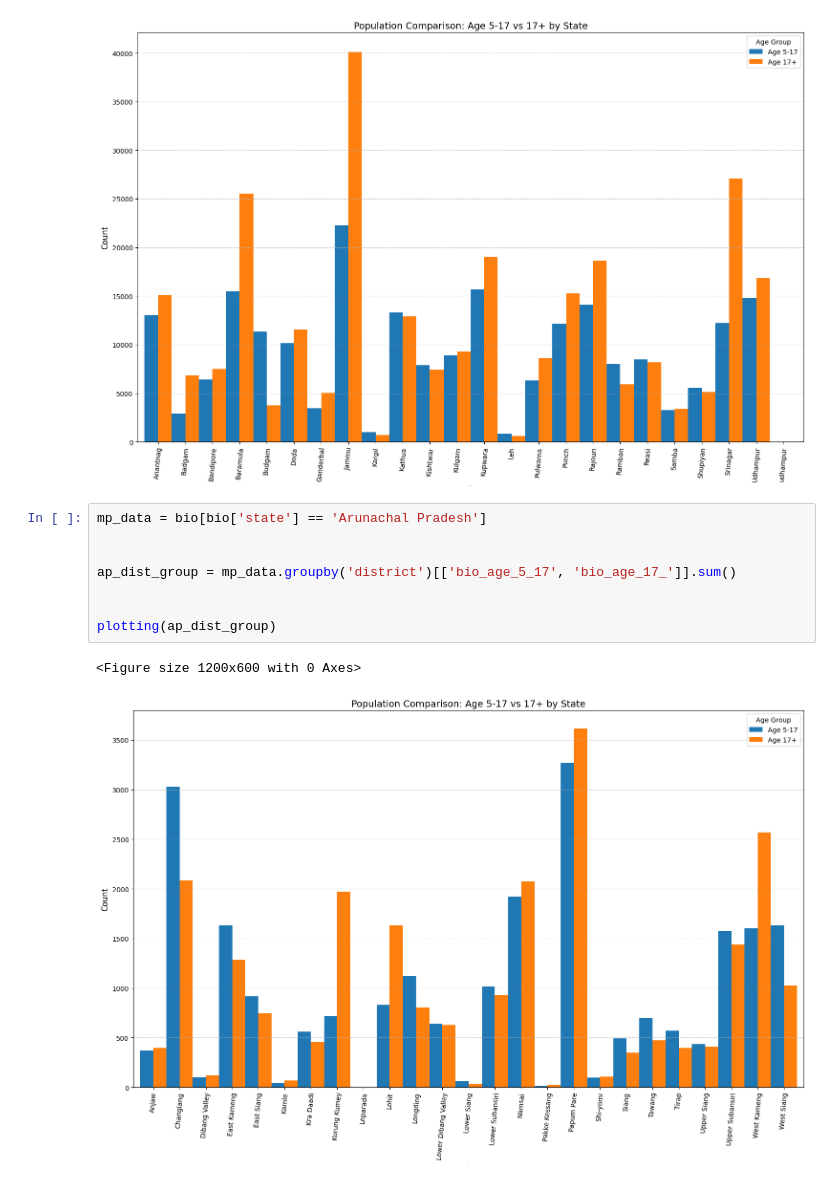
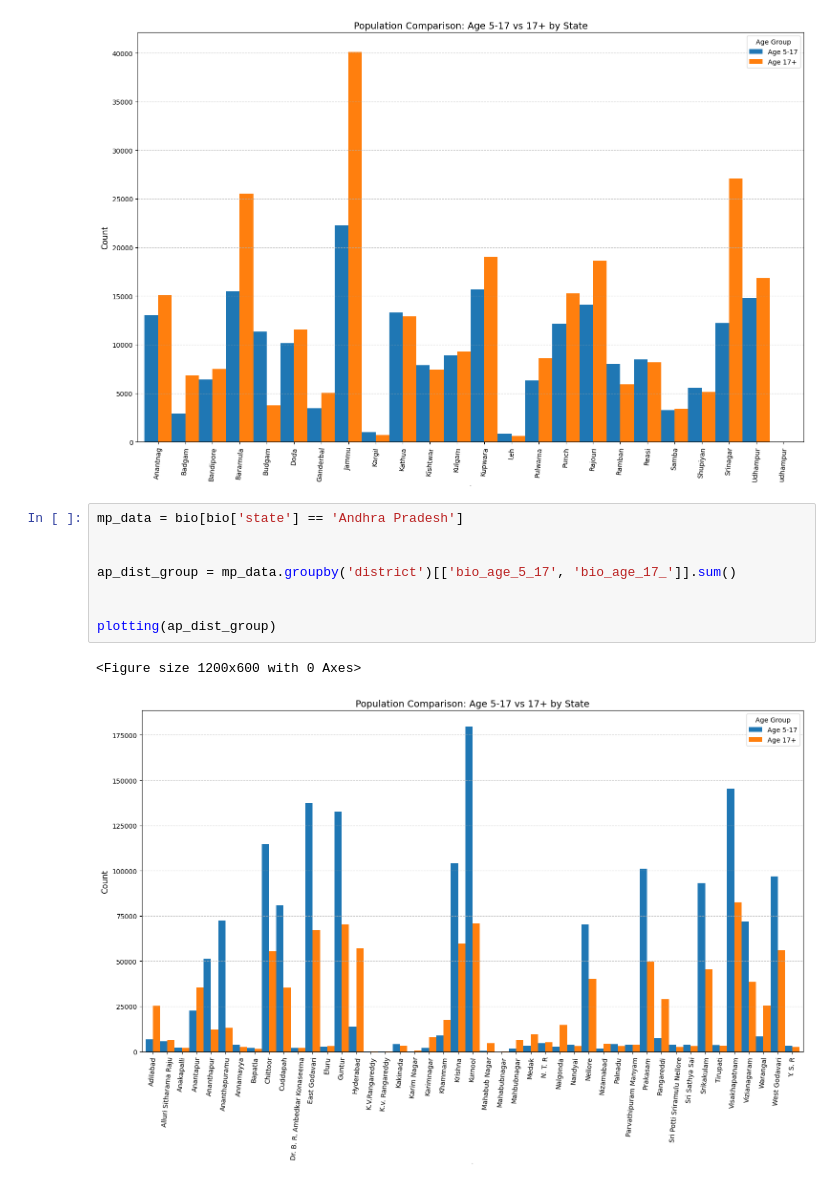
Before and after one commit to Cruciator18/Aadhar-analysis, a Jupyter notebook: biometric.ipynb, the cells around one changed output. Saved outputs shown, nothing was run; the diff lists cells and outputs as text.

```diff
--- a/biometric.ipynb
+++ b/biometric.ipynb
@@ -85,13 +72,13 @@ plotting(jnk_dist_group)
 <Figure size 1200x600 with 0 Axes>
 [figure]
 # %%
-mp_data = bio[bio['state'] == 'Arunachal Pradesh']
+mp_data = bio[bio['state'] == 'Andhra Pradesh']
 
 
 ap_dist_group = mp_data.groupby('district')[['bio_age_5_17', 'bio_age_17_']].sum()
 
 
 plotting(ap_dist_group)
 # %% [output]
 <Figure size 1200x600 with 0 Axes>
-[figure, old version]
+[figure, new version]
```
Also changed, not shown: parts of 9 cells of this notebook.
